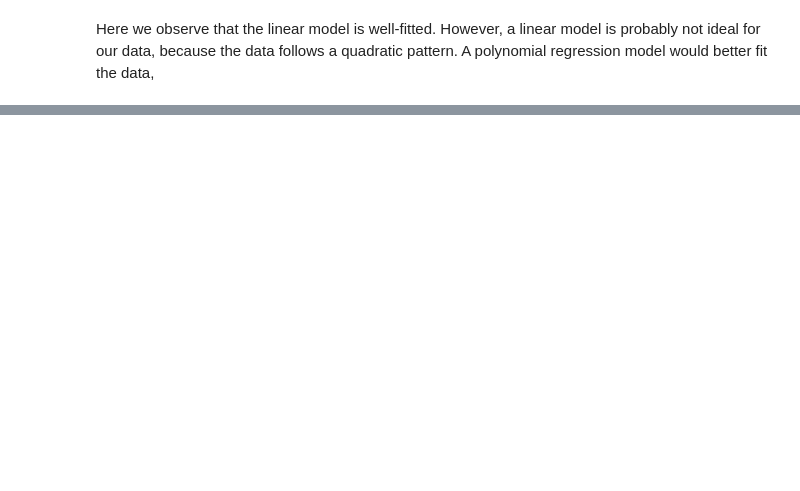
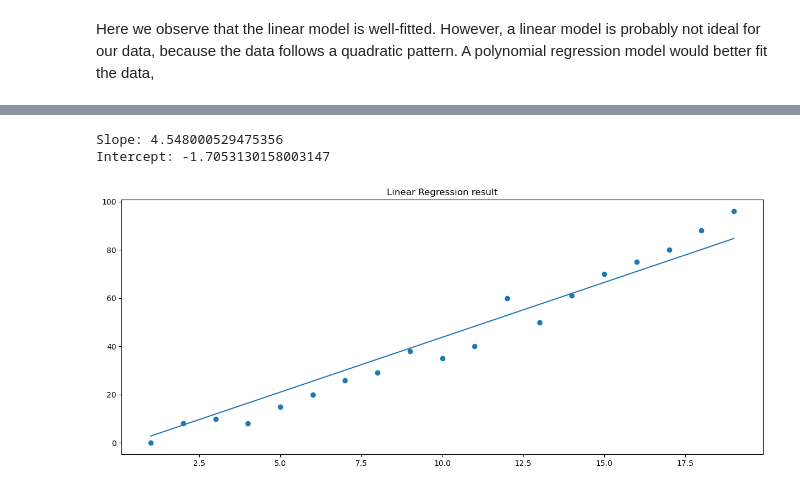
Before and after one commit to keithmmc/dataprojects, a Jupyter notebook: statsnotebook.ipynb, the cells around one changed output, grey strips where cells are left out. Saved outputs shown, nothing was run; the diff lists cells and outputs as text; code cells hidden in the pictures; blank space fills up the shorter version.

```diff
--- a/statsnotebook.ipynb
+++ b/statsnotebook.ipynb
@@ -549,0 +550,44 @@ plt.show()
+# %%
+# Linear regression from scratch
+import random
+# Create data from regression
+xs = np.array(range(1,20))
+ys = [0,8,10,8,15,20,26,29,38,35,40,60,50,61,70,75,80,88,96]
+
+data = dict()
+for i in list(xs):
+    data.update({xs[i-1] : ys[i-1]})
+
+m = 0
+b = 0
+lr = 0.0001
+epochs = 10000
+def lin(x):
+    return m * x + b
+
+# Linear regression algorithm
+for i in range(epochs):
+    # Pick a random point and calculate vertical distance and horizontal distance
+    rand_point = random.choice(list(data.items()))
+    vert_dist = abs((m * rand_point[0] + b) - rand_point[1])
+    hor_dist = rand_point[0]
+
+    if (m * rand_point[0] + b) - rand_point[1] < 0:
+        # Adjust line upwards
+        m += lr * vert_dist * hor_dist
+        b += lr * vert_dist
+    else:
+        # Adjust line downwards
+        m -= lr * vert_dist * hor_dist
+        b -= lr * vert_dist
+
+# Plot data points and regression line
+plt.figure(figsize=(15,6))
+plt.scatter(data.keys(), data.values())
+plt.plot(xs, lin(xs))
+plt.title('Linear Regression result')
+print('Slope: {}\nIntercept: {}'.format(m, b))
+# %% [output]
+Slope: 4.548000529475356
+Intercept: -1.7053130158003147
+[figure, added]
```
Also changed, not shown: parts of 4 cells of this notebook.
